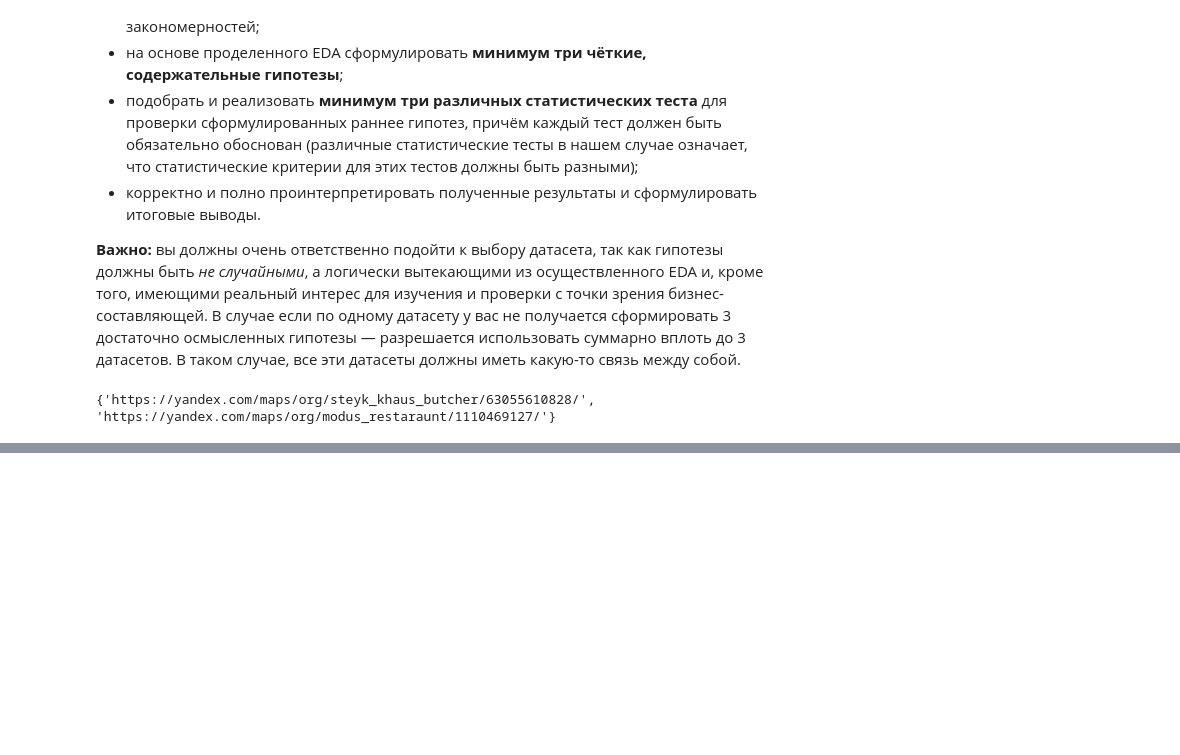
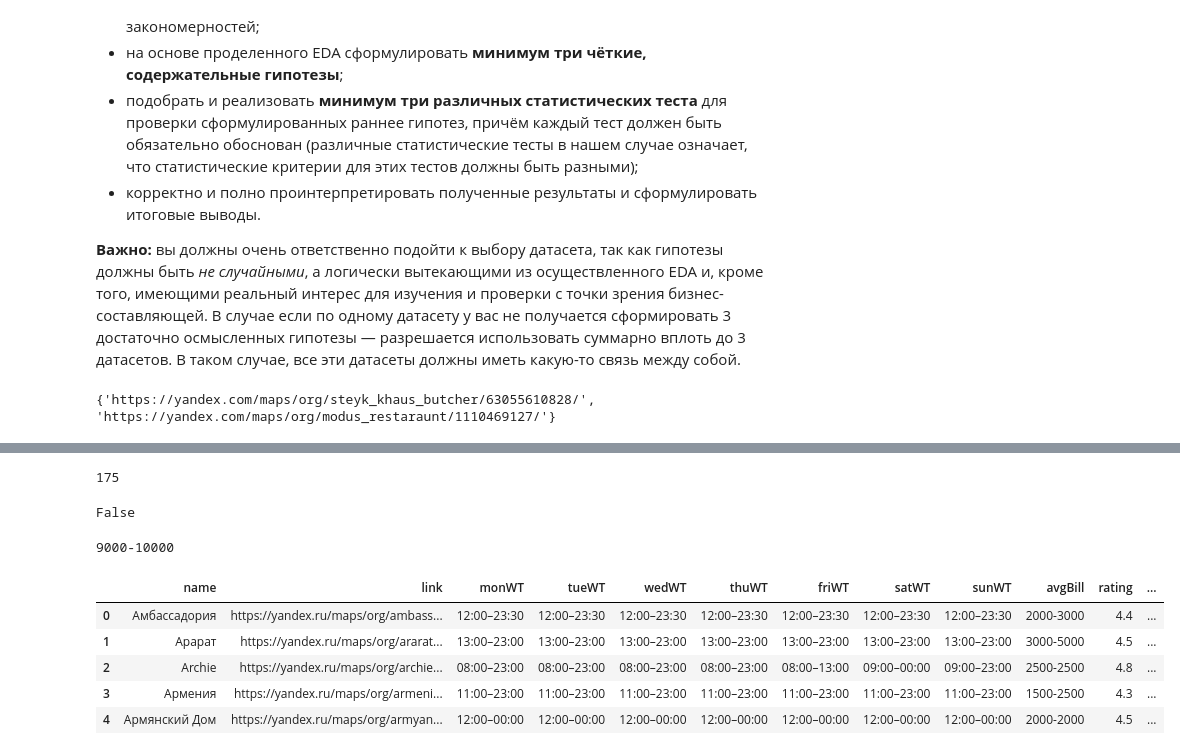
Before and after one commit to krutoichelik/gp3, a Jupyter notebook: gp3 part2.ipynb, the cells around one changed output, grey strips where cells are left out. Saved outputs shown, nothing was run; the diff lists cells and outputs as text; code cells hidden in the pictures; blank space fills up the shorter version.

Commit message:
demo final dataset parsing links almost ready

```diff
--- a/gp3 part2.ipynb
+++ b/gp3 part2.ipynb
@@ -125,0 +330,23 @@ print(no_changes)
+# %%
+def get_menu_items_count(driver):
+    """
+    Кликает по вкладке 'Меню' на странице ресторана Яндекс.Карт
+    и возвращает количество блюд (карточек) в меню.
+    """
+
+    # 1. Находим и кликаем по табу "Меню"
+    menu_tab = driver.find_element(By.CSS_SELECTOR, "div[role='tab'][aria-label='Меню'], ""div.tabs-select-view__title_name_menu")
+
+    actions = ActionChains(driver)
+    actions.move_to_element(menu_tab).click().perform()
+
+    time.sleep(1)
+
+    # 3. Находим все блюда и считаем
+    dishes = driver.find_elements(
+        By.CSS_SELECTOR,
+        "div.related-item-photo-view__main"
+    )
+    count = len(dishes)
+
+    return count
@@ -125,0 +399,3 @@ print(no_changes)
+# %%
+name_el = soup.select_one("h1.orgpage-header-view__header[itemprop='name']")
+name_el
@@ -125,0 +419,19 @@ print(no_changes)
+# %%
+
+
+print(get_dist_metro(soup))
+# %% [output]
+175
+# %%
+
+
+print(has_menu(soup))
+# %% [output]
+False
+# %%
+
+
+
+print(get_avg_bill(soup))
+# %% [output]
+9000-10000
@@ -125,0 +1100,22 @@ print(no_changes)
+# %%
+
+# ===================== ПРИМЕР ВЫЗОВА =====================
+mas = ["https://yandex.ru/maps/org/ambassadoriya/101555527161/",
+"https://yandex.ru/maps/org/ararat/1072099466/",
+"https://yandex.ru/maps/org/archie/121389204801/",
+"https://yandex.ru/maps/org/armeniya/1133929046/",
+"https://yandex.ru/maps/org/armyanskiy_dom/166903702287/"]
+
+for i in mas:
+    get_info(i)
+
+
+
+display(df.head())
+# %% [output]
+|  | name | link | monWT | tueWT | wedWT | thuWT | friWT | satWT | sunWT | avgBill | rating | ... |
+| 0 | Амбассадория | https://yandex.ru/maps/org/ambass... | 12:00–23:30 | 12:00–23:30 | 12:00–23:30 | 12:00–23:30 | 12:00–23:30 | 12:00–23:30 | 12:00–23:30 | 2000-3000 | 4.4 | ... |
+| 1 | Арарат | https://yandex.ru/maps/org/ararat... | 13:00–23:00 | 13:00–23:00 | 13:00–23:00 | 13:00–23:00 | 13:00–23:00 | 13:00–23:00 | 13:00–23:00 | 3000-5000 | 4.5 | ... |
+| 2 | Archie | https://yandex.ru/maps/org/archie... | 08:00–23:00 | 08:00–23:00 | 08:00–23:00 | 08:00–23:00 | 08:00–13:00 | 09:00–00:00 | 09:00–23:00 | 2500-2500 | 4.8 | ... |
+| 3 | Армения | https://yandex.ru/maps/org/armeni... | 11:00–23:00 | 11:00–23:00 | 11:00–23:00 | 11:00–23:00 | 11:00–23:00 | 11:00–23:00 | 11:00–23:00 | 1500-2500 | 4.3 | ... |
+| 4 | Армянский Дом | https://yandex.ru/maps/org/armyan... | 12:00–00:00 | 12:00–00:00 | 12:00–00:00 | 12:00–00:00 | 12:00–00:00 | 12:00–00:00 | 12:00–00:00 | 2000-2000 | 4.5 | ... |
```
Also changed, not shown: parts of 15 cells of this notebook, 2 other files.
